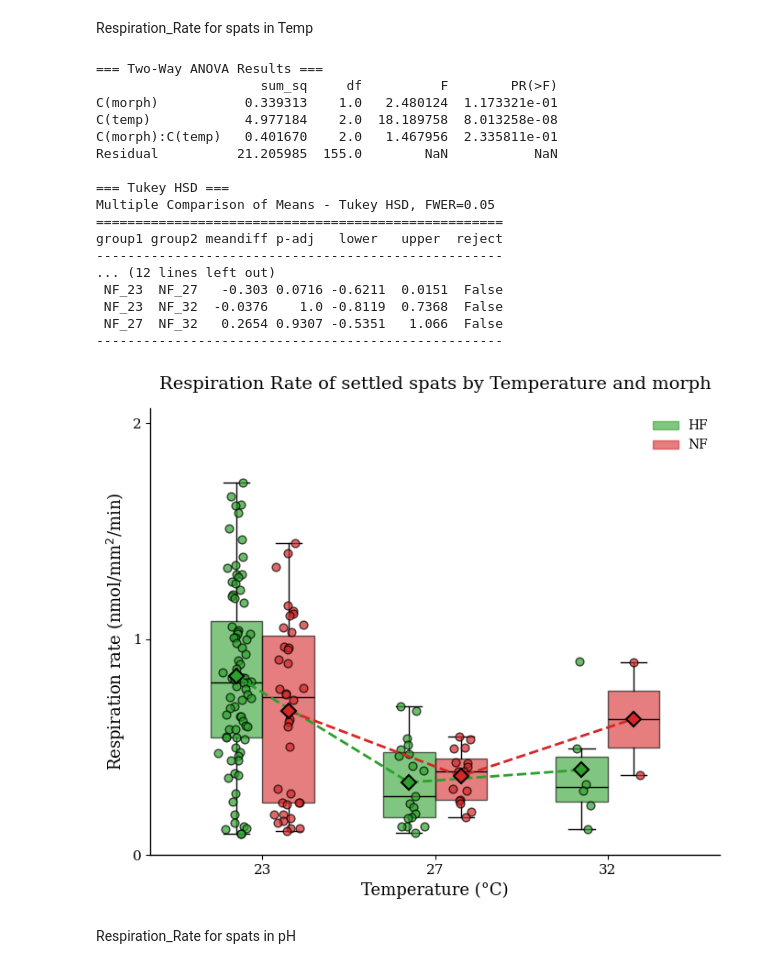
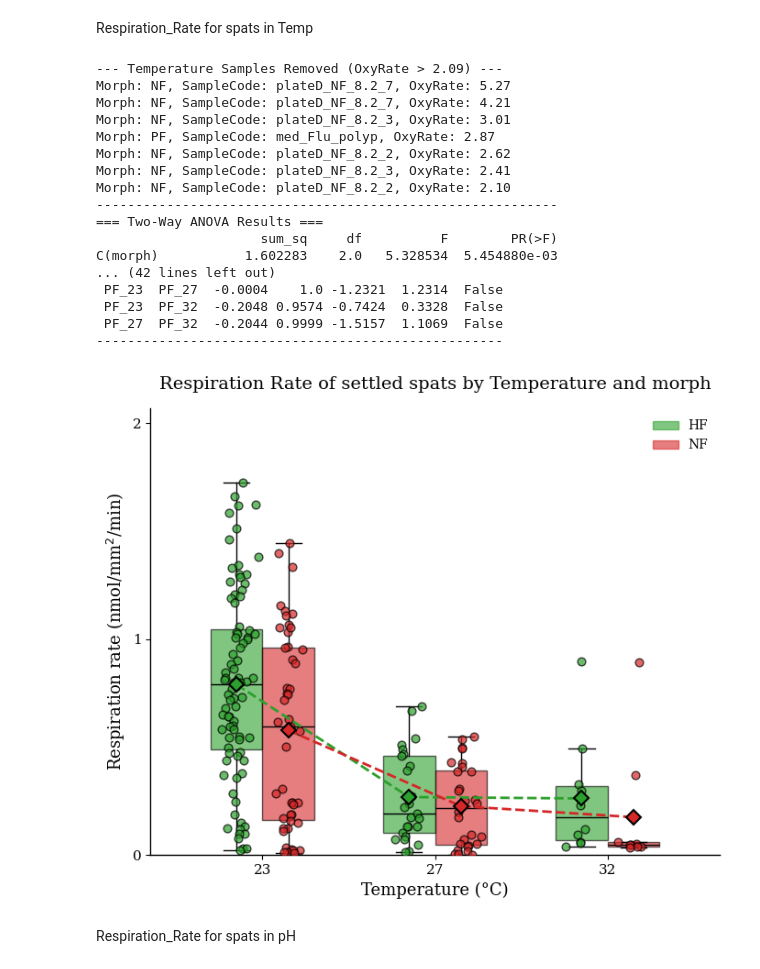
Before and after one commit to LielUziahu/Stylophora-pistillata-FPs, a Jupyter notebook: Output/plots/Spats/Spat_Physiology/Spat_Resp/Respiration_Rate_for_spats.ipynb, the cells around one changed output. Saved outputs shown, nothing was run; the diff lists cells and outputs as text; code cells hidden in the pictures.

```diff
--- a/Output/plots/Spats/Spat_Physiology/Spat_Resp/Respiration_Rate_for_spats.ipynb
+++ b/Output/plots/Spats/Spat_Physiology/Spat_Resp/Respiration_Rate_for_spats.ipynb
@@ -196,7 +196,7 @@ from statsmodels.stats.multicomp import pairwise_tukeyhsd
 # ==========================================
 # 1. SETUP & DATA LOADING
 # ==========================================
-filename = "Light_Spat_Resp.csv"
+filename = "Light_Assay.csv"
 df = pd.read_csv(filename)
 
 # --- Handle 'morph' and 'color' columns consistently ---
@@ -223,7 +223,7 @@ removed_light_samples = df[df['OxyRate'] > 2.09]
 if not removed_light_samples.empty:
     print("--- Light Samples Removed (OxyRate > 2.09) ---")
     for index, row in removed_light_samples.iterrows():
-        print(f"Morph: {row['morph']}, OxyRate: {row['OxyRate']:.2f}")
+        print(f"Morph: {row['morph']}, SampleCode: {row['SampleCode']}, OxyRate: {row['OxyRate']:.2f}")
     print("--------------------------------------------------")
 df = df[df['OxyRate'] <= 2.09]
 # ----------------------------------------------------------------
@@ -361,11 +361,11 @@ ax.yaxis.set_major_locator(ticker.MultipleLocator(1)) # Adjusted tick frequency
 sns.despine(ax=ax)
 fig.tight_layout()
 
-# Save options
+# Save options   ---> remove # to get a downloadedble plot
 plt.savefig("Respiration_Rate_by_Light.png", dpi=600)
-plt.savefig("Respiration_Rate_by_Light.pdf", dpi=600)
-plt.savefig("Respiration_Rate_by_Light.tiff", dpi=600)
-plt.savefig("Respiration_Rate_by_Light_transparent.svg", dpi=600, transparent=True)
-plt.savefig("Respiration_Rate_by_Light_white.svg", dpi=600, facecolor='white')
+#plt.savefig("Respiration_Rate_by_Light.pdf", dpi=600)
+#plt.savefig("Respiration_Rate_by_Light.tiff", dpi=600)
+#plt.savefig("Respiration_Rate_by_Light_transparent.svg", dpi=600, transparent=True)
+#plt.savefig("Respiration_Rate_by_Light_white.svg", dpi=600, facecolor='white')
 plt.show()
 # %% [output]
@@ -403,7 +403,7 @@ from statsmodels.stats.multicomp import pairwise_tukeyhsd
 # ==========================================
 # 1. SETUP & DATA LOADING
 # ==========================================
-filename = "Temp_Spat_Resp.csv"
+filename = "Temp_Assay.csv"
 df = pd.read_csv(filename)
 
 # Clean column names
@@ -412,14 +412,14 @@ if 'color' in df.columns:
     df = df.rename(columns={"color": "morph"})
 
 # --- DATA CLEANING ---
-# 1. Filter Outliers (0.1 - 2.09)
-removed_temp_samples = df[(df['OxyRate'] < 0.1) | (df['OxyRate'] > 2.09)]
+# 1. Filter Outliers (only > 2.09, as requested by the user)
+removed_temp_samples = df[df['OxyRate'] > 2.09]
 if not removed_temp_samples.empty:
-    print("--- Temperature Samples Removed (OxyRate < 0.1 or > 2.09) ---")
+    print("--- Temperature Samples Removed (OxyRate > 2.09) ---") # Updated message
     for index, row in removed_temp_samples.iterrows():
-        print(f"Morph: {row['morph']}, OxyRate: {row['OxyRate']:.2f}")
+        print(f"Morph: {row['morph']}, SampleCode: {row['SampleCode']}, OxyRate: {row['OxyRate']:.2f}")
     print("-----------------------------------------------------------")
-df = df[(df['OxyRate'] >= 0.1) & (df['OxyRate'] <= 2.09)]
+df = df[df['OxyRate'] <= 2.09] # Filter only > 2.09
 
 # 2. Reset Index
 df = df.reset_index(drop=True)
@@ -532,54 +532,55 @@ for morph in morph_order:
 # 5. LABELS & LEGEND
 # ==========================================
 ax.set_ylabel("Respiration rate (nmol/mm$^2$/min)", fontsize=13)
 ax.set_xlabel("Temperature (°C)", fontsize=13)
 ax.set_title("Respiration Rate of settled spats by Temperature and morph", fontsize=14, pad=15)
 
 # Fix X-axis
 ax.set_xticks(np.arange(len(temp_order)))
 ax.set_xticklabels(temp_order)
 
 # Legend
 legend_handles = []
 for morph in morph_order:
     patch = mpatches.Patch(color=variant_colors[morph], label=morph, edgecolor='black', linewidth=1, alpha=0.6)
     legend_handles.append(patch)
 ax.legend(handles=legend_handles, labels=morph_order, title=None, frameon=False, loc="upper right")
 
 # Y-axis scaling
-ax.set_ylim(0, df["OxyRate"].max() * 1.2)
+max_val = df["OxyRate"].max()
+ax.set_ylim(0, max_val * 1.2)
 ax.yaxis.set_major_locator(ticker.MultipleLocator(1))
 
 sns.despine(ax=ax)
 fig.tight_layout()
 
-# Save
+# Save   ---> remove # to get a downloadedble plot
 plt.savefig("Respiration_Rate_by_Temp.png", dpi=600)
-plt.savefig("Respiration_Rate_by_Temp.pdf", dpi=600)
-plt.savefig("Respiration_Rate_by_Temp.tiff", dpi=600)
-plt.savefig("Respiration_Rate_by_Temp_transparent.svg", dpi=600, transparent=True)
-plt.savefig("Respiration_Rate_by_Temp_white.svg", dpi=600, facecolor='white')
+#plt.savefig("Respiration_Rate_by_Temp.pdf", dpi=600)
+#plt.savefig("Respiration_Rate_by_Temp.tiff", dpi=600)
+#plt.savefig("Respiration_Rate_by_Temp_transparent.svg", dpi=600, transparent=True)
+#plt.savefig("Respiration_Rate_by_Temp_white.svg", dpi=600, facecolor='white')
 
 plt.show()
 # %% [output]
+--- Temperature Samples Removed (OxyRate > 2.09) ---
+Morph: NF, SampleCode: plateD_NF_8.2_7, OxyRate: 5.27
+Morph: NF, SampleCode: plateD_NF_8.2_7, OxyRate: 4.21
+Morph: NF, SampleCode: plateD_NF_8.2_3, OxyRate: 3.01
+Morph: PF, SampleCode: med_Flu_polyp, OxyRate: 2.87
+Morph: NF, SampleCode: plateD_NF_8.2_2, OxyRate: 2.62
+Morph: NF, SampleCode: plateD_NF_8.2_3, OxyRate: 2.41
+Morph: NF, SampleCode: plateD_NF_8.2_2, OxyRate: 2.10
+-----------------------------------------------------------
 === Two-Way ANOVA Results ===
                      sum_sq     df          F        PR(>F)
-C(morph)           0.339313    1.0   2.480124  1.173321e-01
-C(temp)            4.977184    2.0  18.189758  8.013258e-08
-C(morph):C(temp)   0.401670    2.0   1.467956  2.335811e-01
-Residual          21.205985  155.0        NaN           NaN
-
-=== Tukey HSD ===
-Multiple Comparison of Means - Tukey HSD, FWER=0.05
-====================================================
-group1 group2 meandiff p-adj   lower   upper  reject
+C(morph)           1.602283    2.0   5.328534  5.454880e-03
+... (42 lines left out)
+ PF_23  PF_27  -0.0004    1.0 -1.2321  1.2314  False
+ PF_23  PF_32  -0.2048 0.9574 -0.7424  0.3328  False
+ PF_27  PF_32  -0.2044 0.9999 -1.5157  1.1069  False
 ----------------------------------------------------
-... (12 lines left out)
- NF_23  NF_27   -0.303 0.0716 -0.6211  0.0151  False
- NF_23  NF_32  -0.0376    1.0 -0.8119  0.7368  False
- NF_27  NF_32   0.2654 0.9307 -0.5351   1.066  False
-----------------------------------------------------
-[figure, old version]
+[figure, new version]
 # %% [markdown]
 Respiration_Rate for spats in pH
 # %%
```
Also changed, not shown: parts of 7 cells of this notebook.
